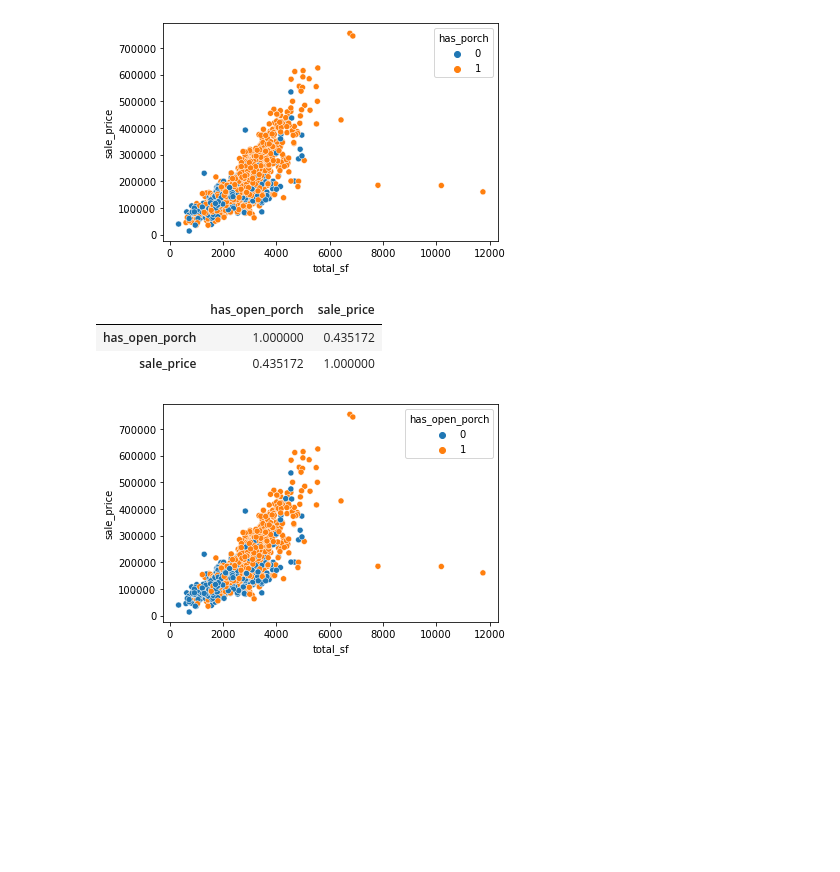
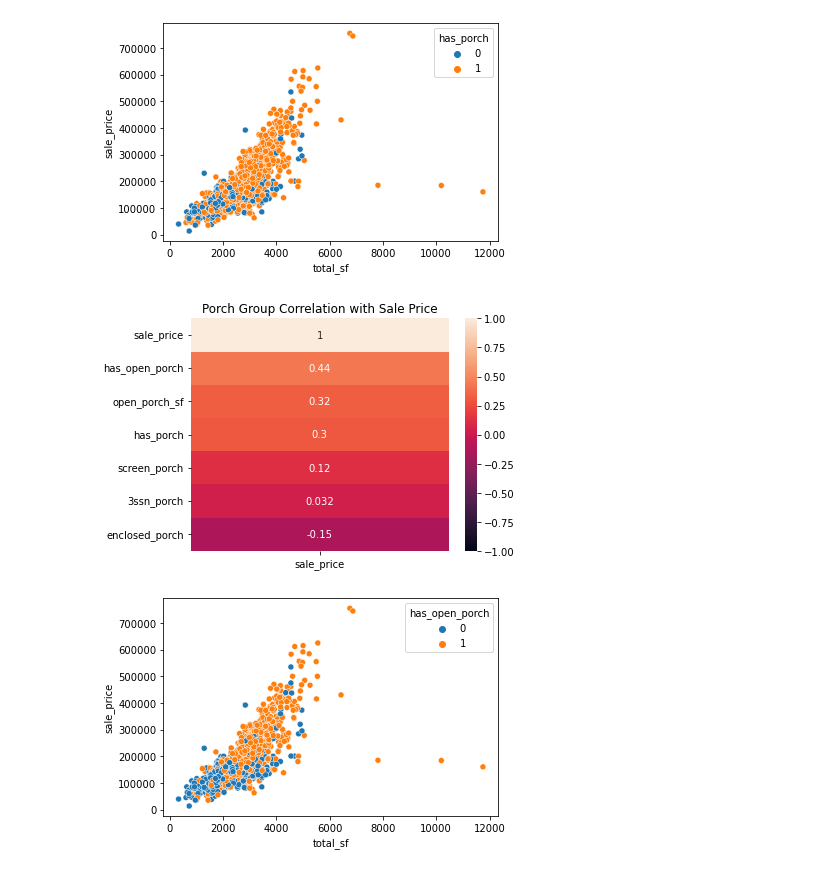
Before and after one commit to krisgch/dsi_project_ames, a Jupyter notebook: code/02_preprocessing_feature_engineering.ipynb, the cells around one changed output. Saved outputs shown, nothing was run; the diff lists cells and outputs as text; code cells hidden in the pictures; blank space fills up the shorter version.

```diff
--- a/code/02_preprocessing_feature_engineering.ipynb
+++ b/code/02_preprocessing_feature_engineering.ipynb
@@ -383,13 +402,18 @@ sns.scatterplot(x='total_sf',y='sale_price',data=df,hue='has_porch');
 # %%
 df['has_open_porch'] = df['open_porch_sf'].apply(lambda x : 1 if x > 0 else 0)
 # %%
-df[['has_open_porch','sale_price']].corr()
-
+sns.heatmap(df[['open_porch_sf','enclosed_porch','3ssn_porch','screen_porch','has_porch','has_open_porch','sale_price']].corr()\
+            [['sale_price']].sort_values(by='sale_price',ascending=False),
+            annot=True,
+            vmin=-1,
+            vmax=1
+           );
+plt.title("Porch Group Correlation with Sale Price")
+plt.tight_layout()
+plt.savefig('../figure/porch_cor.png', format='png', dpi=720)
 # has open porch is a better indicator of sale price
 # %% [output]
-|  | has_open_porch | sale_price |
-| has_open_porch | 1.000000 | 0.435172 |
-| sale_price | 0.435172 | 1.000000 |
+[figure, added]
 # %%
 # plot scatter of sale_price and has_porch
 
```
Also changed, not shown: parts of 15 cells of this notebook, 13 other files.
